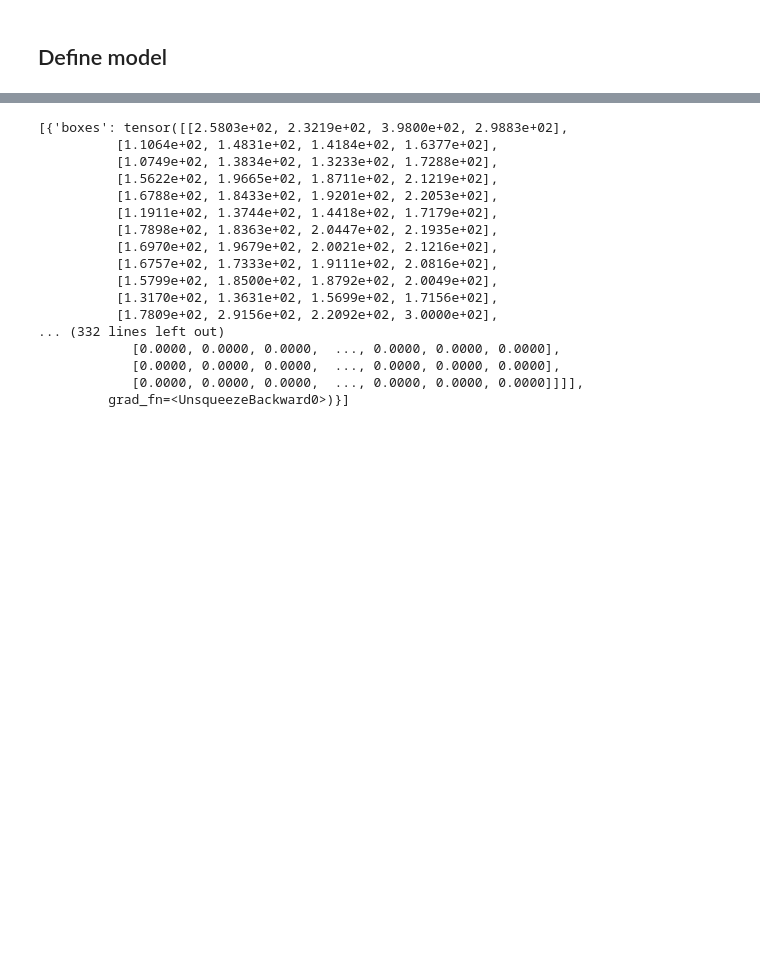
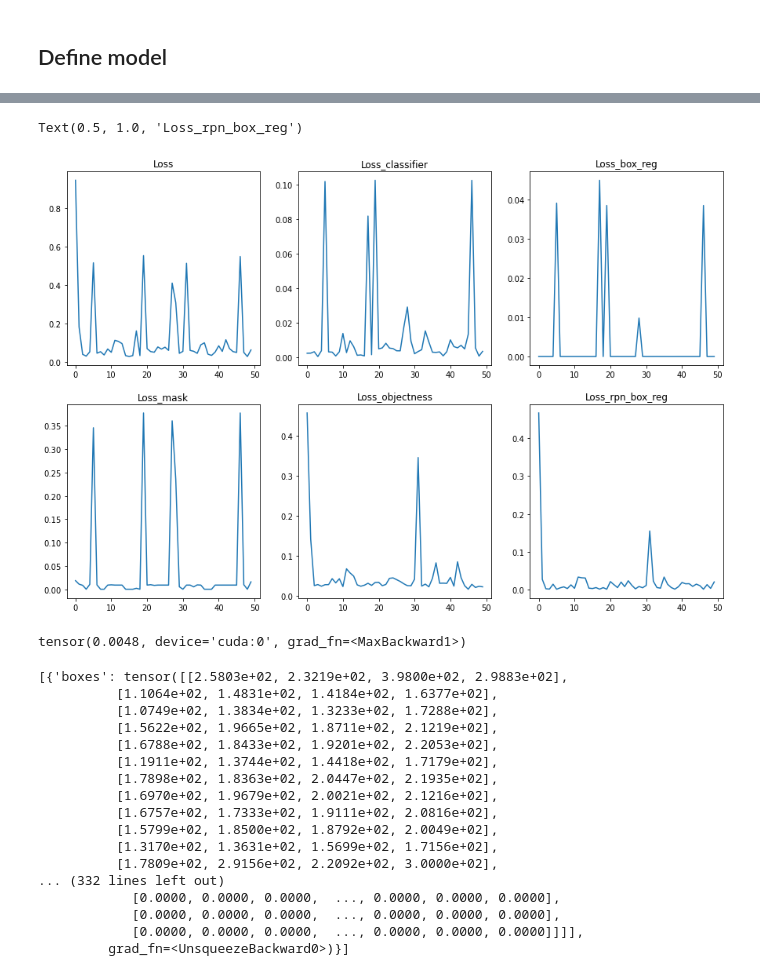
Before and after one commit to AstridVanCamp/DL_KULUM, a Jupyter notebook: TorchvisionObjectDetection_MaskRCNN.ipynb, the cells around one changed output, grey strips where cells are left out. Saved outputs shown, nothing was run; the diff lists cells and outputs as text; code cells hidden in the pictures; blank space fills up the shorter version.

```diff
--- a/TorchvisionObjectDetection_MaskRCNN.ipynb
+++ b/TorchvisionObjectDetection_MaskRCNN.ipynb
@@ -217,10 +265,10 @@ mask_roi_pooler = torchvision.ops.MultiScaleRoIAlign(featmap_names=['0'],
                                                      sampling_ratio=2)
 
 # put the pieces together inside a FasterRCNN model
-model = FasterRCNN(backbone,
-                   num_classes=3,
-                   rpn_anchor_generator=anchor_generator,
-                   box_roi_pool=roi_pooler)
+# model = FasterRCNN(backbone,
+#                    num_classes=3,
+#                    rpn_anchor_generator=anchor_generator,
+#                    box_roi_pool=roi_pooler)
 
 # put the pieces together inside a MaskRCNN model
 model = MaskRCNN(backbone,
@@ -228,8 +276,8 @@ model = MaskRCNN(backbone,
                  rpn_anchor_generator=anchor_generator,
                  box_roi_pool=roi_pooler,
                  mask_roi_pool=mask_roi_pooler,
-                 min_size=200,
-                 max_size=333)
+                 min_size=400,
+                 max_size=650)
 
 # model.eval()
 # x = [torch.rand(3, 300, 400), torch.rand(3, 500, 400)]
@@ -296,0 +398,38 @@ Accumulating evaluation results...
+# %%
+logs[0].loss.value
+
+losses = []
+losses_class = []
+losses_box_reg = []
+losses_mask = []
+losses_objectness = []
+losses_rpn_box_reg = []
+for ep in range(len(logs)) :
+    losses.append(logs[ep].loss.value)
+    losses_class.append(logs[ep].loss_classifier.value)
+    losses_box_reg.append(logs[ep].loss_box_reg.value)
+    losses_mask.append(logs[ep].loss_mask.value)
+    losses_objectness.append(logs[ep].loss_objectness.value)
+    losses_rpn_box_reg.append(logs[ep].loss_rpn_box_reg.value)
+# %%
+fig, ax = plt.subplots(2,3, figsize=(15,10))
+
+ax[0,0].plot(range(len(logs)),losses)
+ax[0,0].set_title('Loss')
+ax[0,1].plot(range(len(logs)),losses_class)
+ax[0,1].set_title('Loss_classifier')
+ax[0,2].plot(range(len(logs)),losses_box_reg)
+ax[0,2].set_title('Loss_box_reg')
+ax[1,0].plot(range(len(logs)),losses_mask)
+ax[1,0].set_title('Loss_mask')
+ax[1,1].plot(range(len(logs)),losses_objectness)
+ax[1,1].set_title('Loss_objectness')
+ax[1,2].plot(range(len(logs)),losses_rpn_box_reg)
+ax[1,2].set_title('Loss_rpn_box_reg')
+# %% [output]
+Text(0.5, 1.0, 'Loss_rpn_box_reg')
+[figure, added]
+# %%
+torch.max(predictions[2]['masks'])
+# %% [output]
+tensor(0.0048, device='cuda:0', grad_fn=<MaxBackward1>)
```
Also changed, not shown: parts of 20 cells of this notebook.
